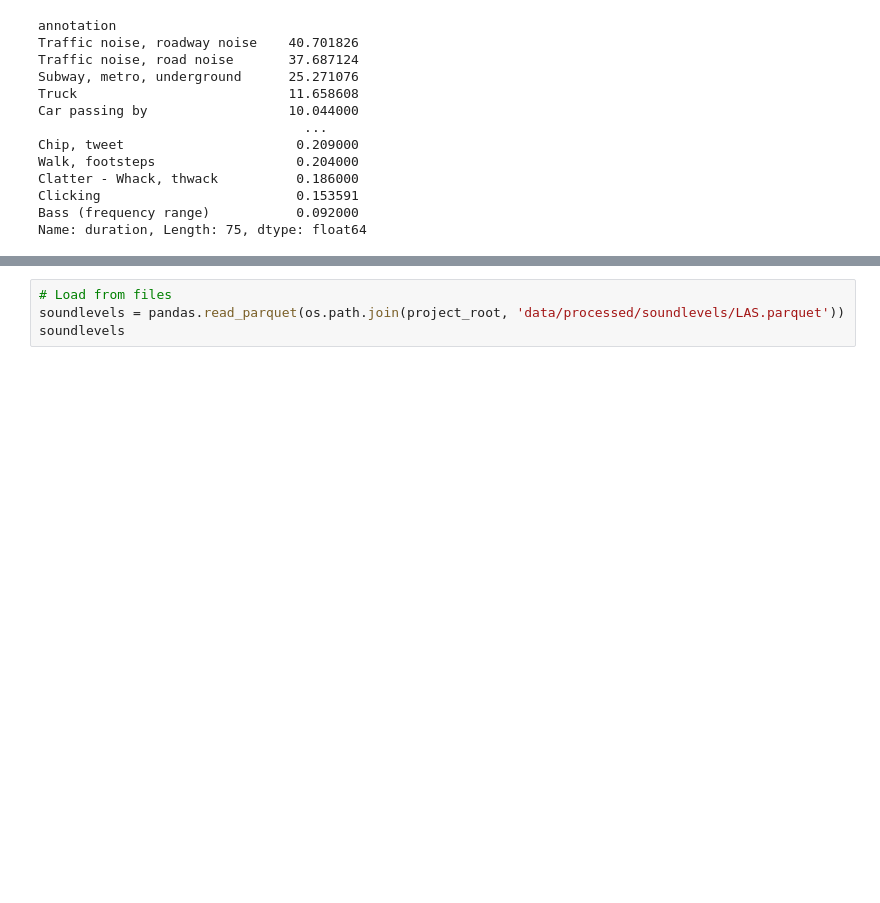
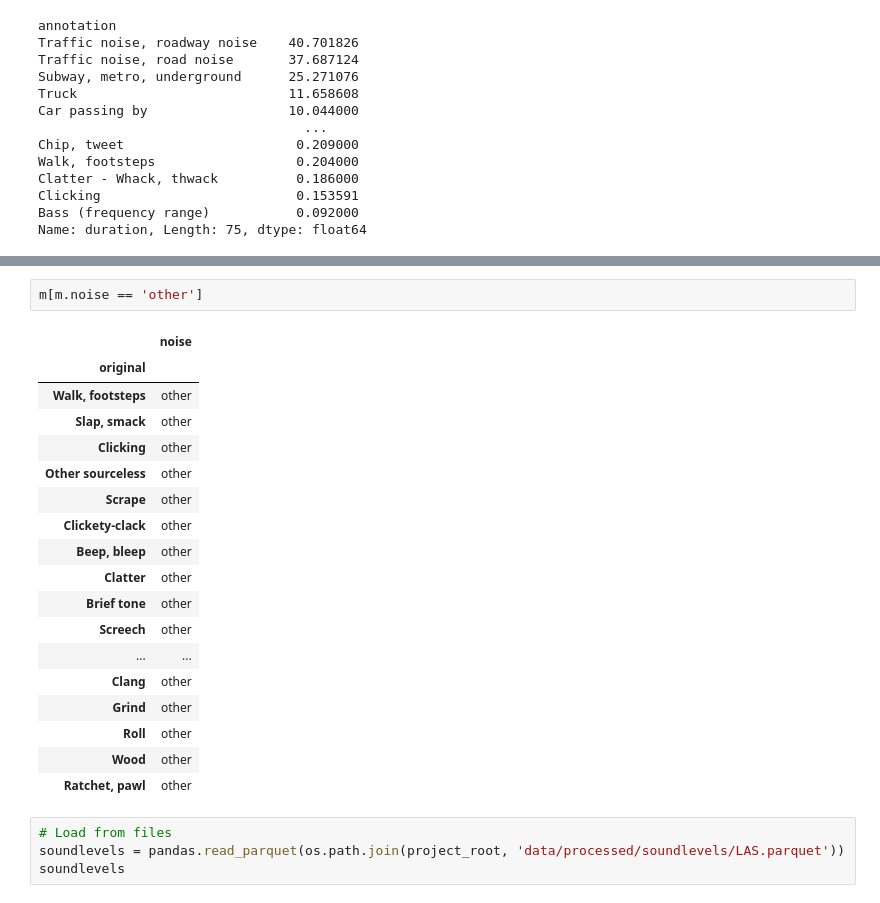
Before and after one commit to jonnor/dominant-sound, a Jupyter notebook: notebooks/AnnotationsEDA.ipynb, the cells around one changed output, grey strips where cells are left out. Cells and saved outputs as stored; diff of their text form; blank space fills up the shorter version.

```diff
--- a/notebooks/AnnotationsEDA.ipynb
+++ b/notebooks/AnnotationsEDA.ipynb
@@ -109,3 +246,24 @@ Name: duration, Length: 75, dtype: float64
+# %%
+m[m.noise == 'other']
+# %% [output]
+|  | noise |
+| original |  |
+| Walk, footsteps | other |
+| Slap, smack | other |
+| Clicking | other |
+| Other sourceless | other |
+| Scrape | other |
+| Clickety-clack | other |
+| Beep, bleep | other |
+| Clatter | other |
+| Brief tone | other |
+| Screech | other |
+| ... | ... |
+| Clang | other |
+| Grind | other |
+| Roll | other |
+| Wood | other |
+| Ratchet, pawl | other |
 # %%
 # Load from files
 soundlevels = pandas.read_parquet(os.path.join(project_root, 'data/processed/soundlevels/LAS.parquet'))
```
Also changed, not shown: parts of 6 cells of this notebook, 3 other files.
